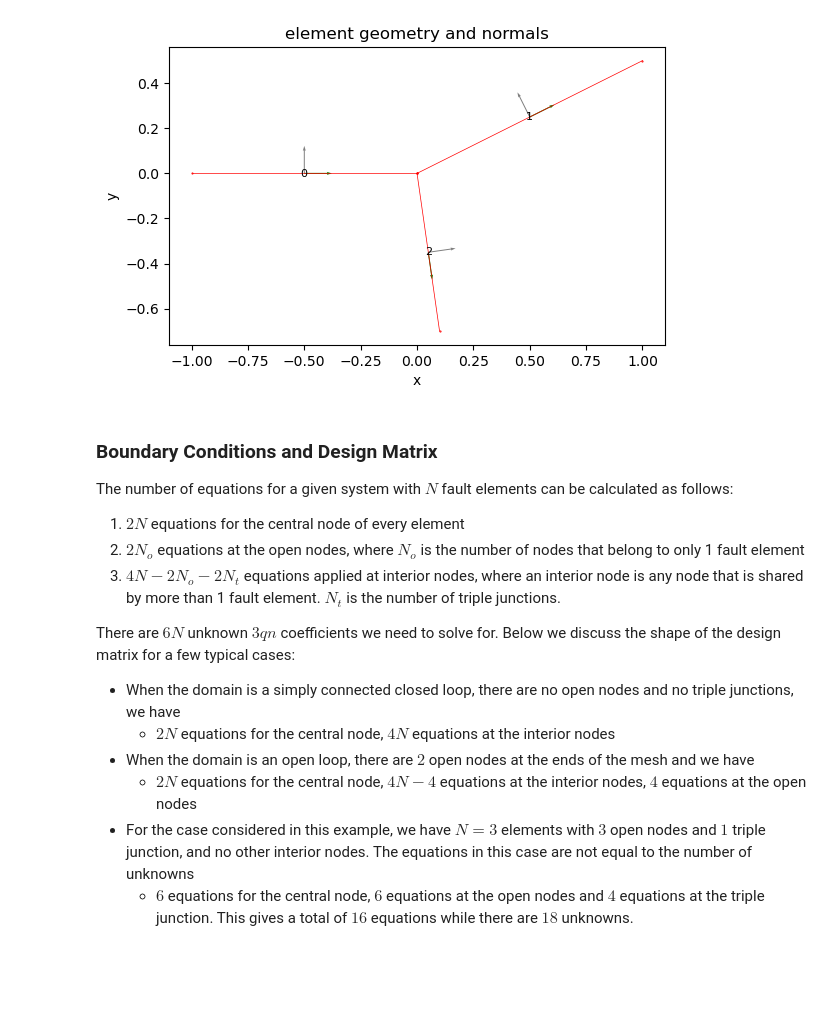
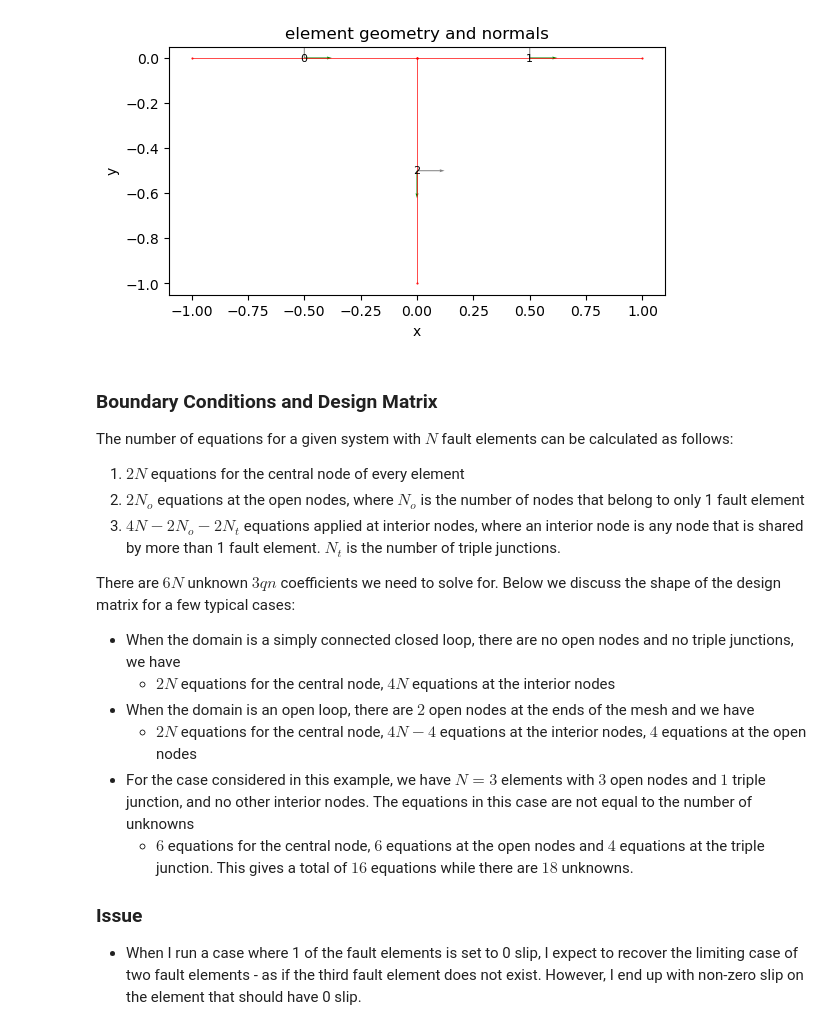
Before and after one commit to mallickrishg/bemcs, a Jupyter notebook: examples/examples_3_simpleintersectingfaults.ipynb, the cells around one changed output. Saved outputs shown, nothing was run; the diff lists cells and outputs as text; code cells hidden in the pictures; blank space fills up the shorter version.

```diff
--- a/examples/examples_3_simpleintersectingfaults.ipynb
+++ b/examples/examples_3_simpleintersectingfaults.ipynb
@@ -21,25 +21,25 @@ def create_geometry(x1,x2,y1,y2):
 # %%
 # Elastic parameters
 mu = 1
 nu = 0.25
 
 x1 = np.array((-1.,0,0))
-x2 = np.array((0.,1.,0.1))
+x2 = np.array((0.,1.,0.))
 y1 = np.array((0.,0.,0.))
-y2 = np.array((0.,0.5,-0.7))
+y2 = np.array((0.,0.,-1.0))
 
 elements = create_geometry(x1,x2,y1,y2)
 n_elements = len(elements)
 
 # slip vector
-slip_vector_x = np.array((0.9,0.5,0.1))
-slip_vector_y = np.array((0.,0.9,0.5))
+slip_vector_x = np.array((1.0,0.,1.))
+slip_vector_y = np.array((0.,0.,0.))
 
 plt.figure()
 bemcs.plot_element_geometry(elements)
 plt.show()
 # %% [output]
-[figure, old version]
+[figure, new version]
 # %%
 # observation point
 n_obs = 100
@@ -71,6 +71,9 @@ There are $6N$ unknown $3qn$ coefficients we need to solve for. Below we discuss
   - $2N$ equations for the central node, $4N-4$ equations at the interior nodes, $4$ equations at the open nodes
 - For the case considered in this example, we have $N=3$ elements with $3$ open nodes and $1$ triple junction, and no other interior nodes. The equations in this case are not equal to the number of unknowns
   - $6$ equations for the central node, $6$ equations at the open nodes and $4$ equations at the triple junction. This gives a total of $16$ equations while there are $18$ unknowns.
+
+### Issue
+- When I run a case where 1 of the fault elements is set to 0 slip, I expect to recover the limiting case of two fault elements - as if the third fault element does not exist. However, I end up with non-zero slip on the element that should have 0 slip.
 # %%
 # design matrices (in x,y coordinates) for slip and slip gradients at each 3qn
 matrix_slip,matrix_slipgradient = kernels.get_designmatrix_xy_3qn(elements,flag="node")
```
Also changed, not shown: parts of 4 cells of this notebook.
